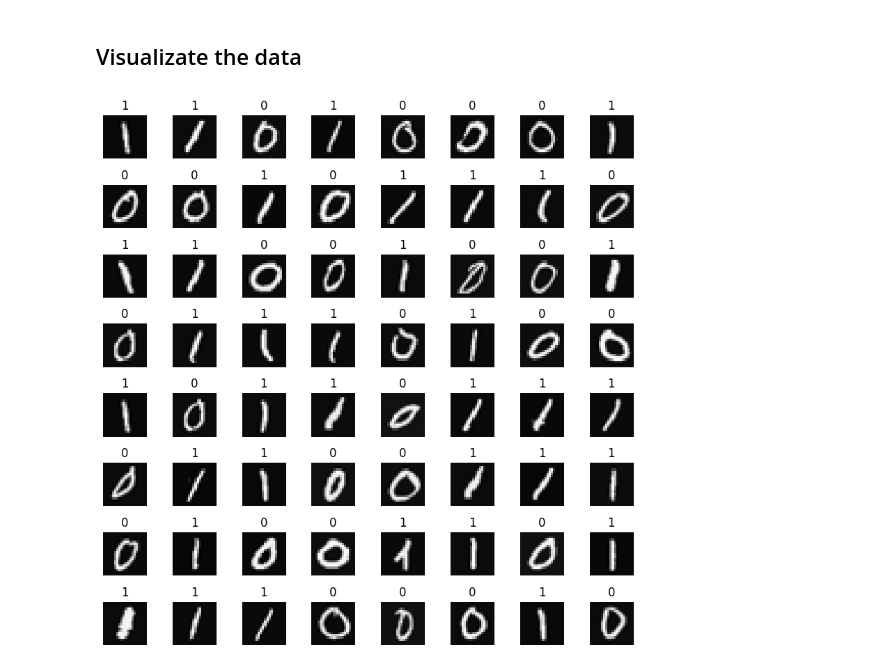
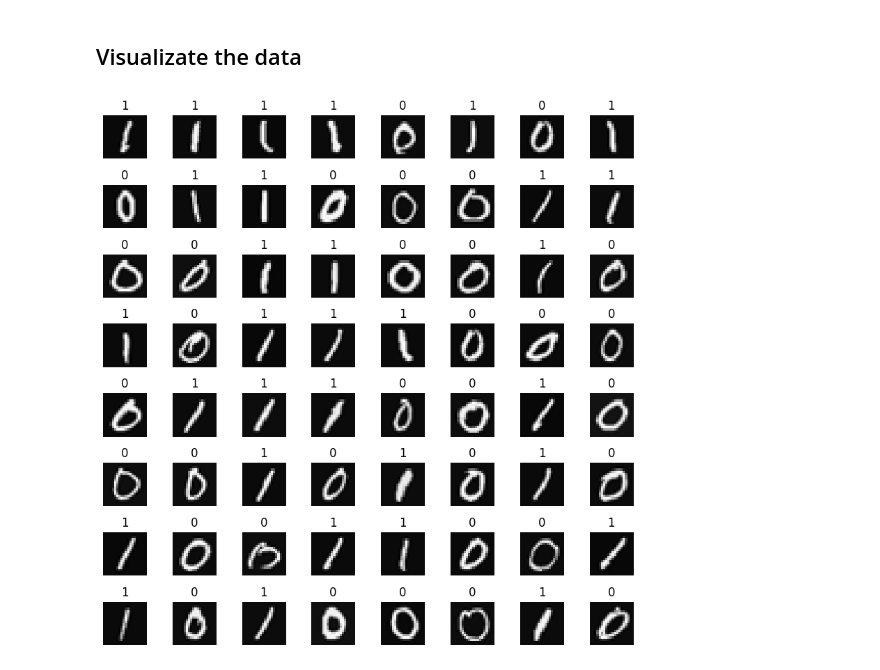
Before and after one commit to flybug/machine-learning-lab, a Jupyter notebook: neural-network.ipynb, the cells around one changed output. Saved outputs shown, nothing was run; the diff lists cells and outputs as text; code cells hidden in the pictures.

```diff
--- a/neural-network.ipynb
+++ b/neural-network.ipynb
@@ -37,25 +37,25 @@ The shape of y is: (1000, 1)
 # %%
 m, n = X.shape
 
 fig, axes = plt.subplots(8,8, figsize=(8,8))
 fig.tight_layout(pad=0.1)
 
 for i,ax in enumerate(axes.flat):
     # Select random indices
     random_index = np.random.randint(m)
 
     # Select rows corresponding to the random indices and
     # reshape the image
-    X_random_reshaped = X[random_index].reshape((20,20)).T
+    X_random_reshaped = X[random_index].reshape((20,20))
 
     # Display the image
     ax.imshow(X_random_reshaped, cmap='gray')
 
     # Display the label above the image
     ax.set_title(y[random_index,0])
     ax.set_axis_off()
 # %% [output]
-[figure, old version]
+[figure, new version]
 # %%
 from abc import abstractmethod
 from typing import Tuple
```
Also changed, not shown: parts of 1 cell of this notebook, 2 other files.
